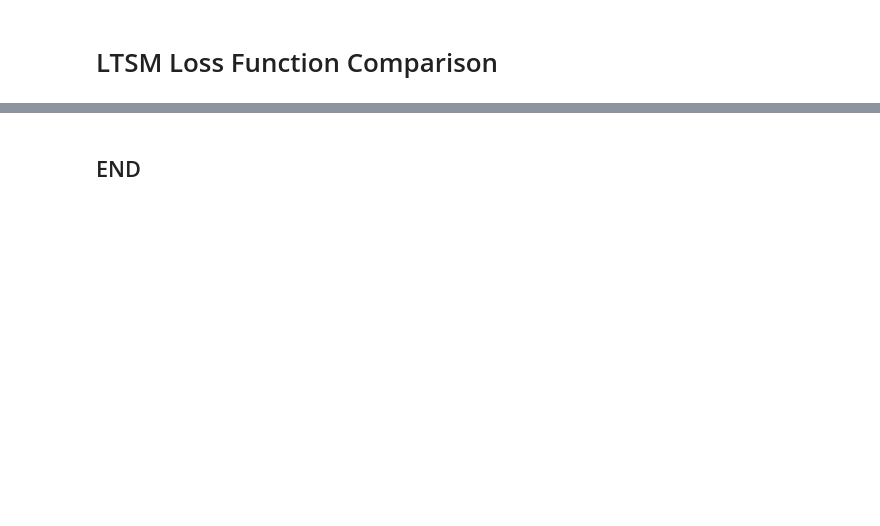
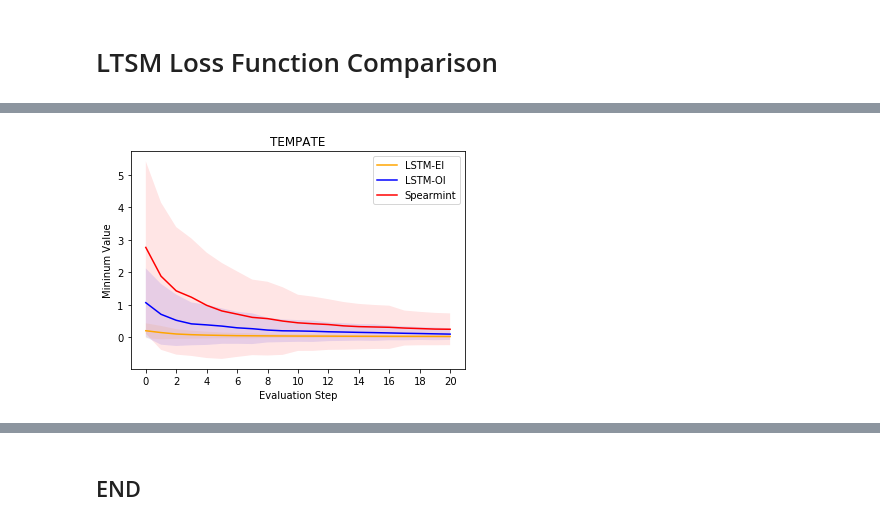
Before and after one commit to p16i/blackbox-optimization-using-rnns, a Jupyter notebook: spearmint-visualization.ipynb, the cells around one changed output, grey strips where cells are left out. Cells and saved outputs as stored; diff of their text form; code cells hidden in the pictures; blank space fills up the shorter version.

```diff
--- a/spearmint-visualization.ipynb
+++ b/spearmint-visualization.ipynb
@@ -477,0 +479,37 @@ comparision_of_loss_functions(models)
+# %%
+def plot_mins_of_models(data,steps=20,title=""):
+    colors = ['Orange', 'Blue', 'red']
+    keys = list(data.keys())
+    keys.sort()
+    x = range(0,steps+1)
+    for i in range(len(keys)):
+        k = keys[i]
+        steps = data[k].shape[1]
+        if data[k].shape[0] > 1:
+            mms_k = np.apply_along_axis(min_up_to_k, 1, data[k])
+
+            means = np.mean(mms_k, axis=0)
+            std = np.std(mms_k, axis=0)
+
+            plt.fill_between(x, means + 2*std, means - 2*std, facecolor=colors[i], alpha=0.1)
+
+            plt.plot(x, means, label=k, c=colors[i])
+        else:
+            plt.plot(x, min_up_to_k(data[k].reshape(-1,1)), label=k, c=colors[i])
+
+    plt.ylabel("Mininum Value")
+    plt.xlabel("Evaluation Step")
+    plt.xticks(range(0,steps+1,2))
+    plt.title(title)
+    plt.legend()
+
+MOCK_DATA = {
+    'Spearmint': np.random.rand(100,21)*5,
+    'LSTM-EI'  : np.random.rand(100,21)*0.4,
+    'LSTM-OI'  : np.random.rand(100,21)*2
+
+}
+
+plot_mins_of_models(MOCK_DATA, title="TEMPATE")
+# %% [output]
+[figure, added]
```
Also changed, not shown: parts of 26 cells of this notebook, 2 other files.
